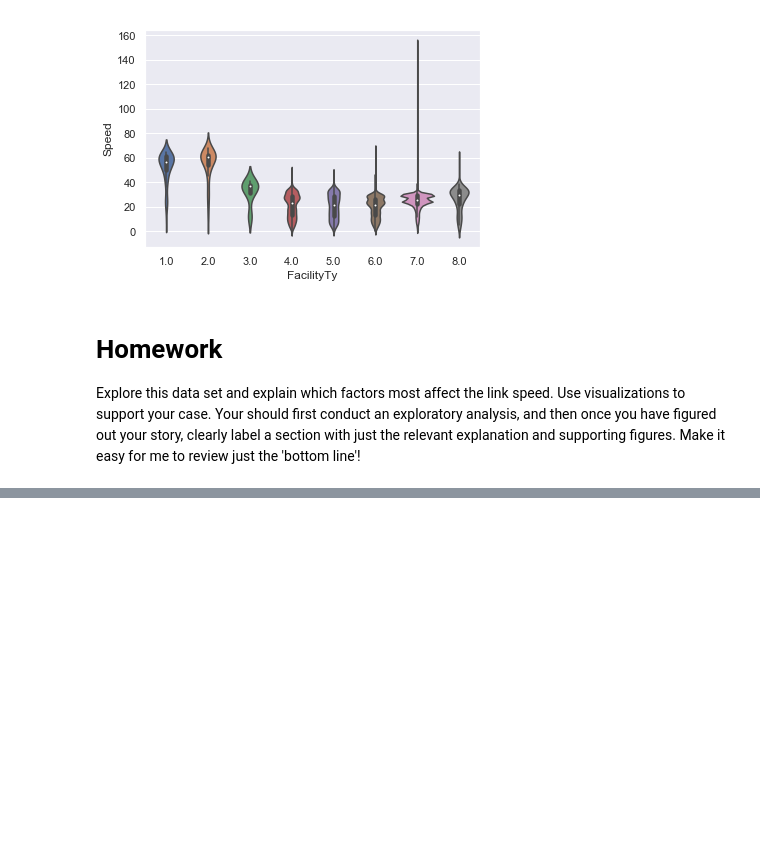
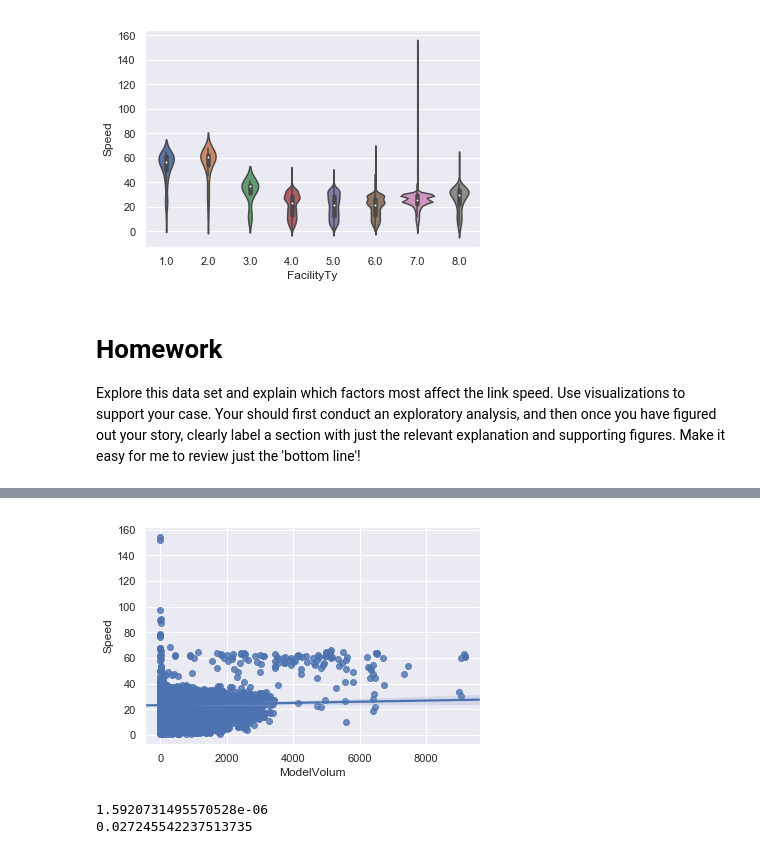
Before and after one commit to shafikamoni/ce599, a Jupyter notebook: 16-Data Viz 2/data-viz-2.ipynb, the cells around one changed output, grey strips where cells are left out. Saved outputs shown, nothing was run; the diff lists cells and outputs as text; code cells hidden in the pictures; blank space fills up the shorter version.

Commit message:
Data Viz assignment

```diff
--- a/16-Data Viz 2/data-viz-2.ipynb
+++ b/16-Data Viz 2/data-viz-2.ipynb
@@ -239,0 +289,13 @@ Explore this data set and explain which factors most affect the link speed.  Use
+# %%
+#We often look out for scatter plots that follow a clear linear pattern with
+#an either increasing or decreasing slope so that we can draw conclusions
+sns.regplot(x="ModelVolum", y="Speed", data=net); #volume vs speed
+# %% [output]
+[figure, added]
+# %%
+pearson_coef,p_value=stats.pearsonr(net['ModelVolum'],net['Speed'])
+print(p_value)
+print(pearson_coef)
+# %% [output]
+1.5920731495570528e-06
+0.027245542237513735
```
Also changed, not shown: parts of 15 cells of this notebook.
